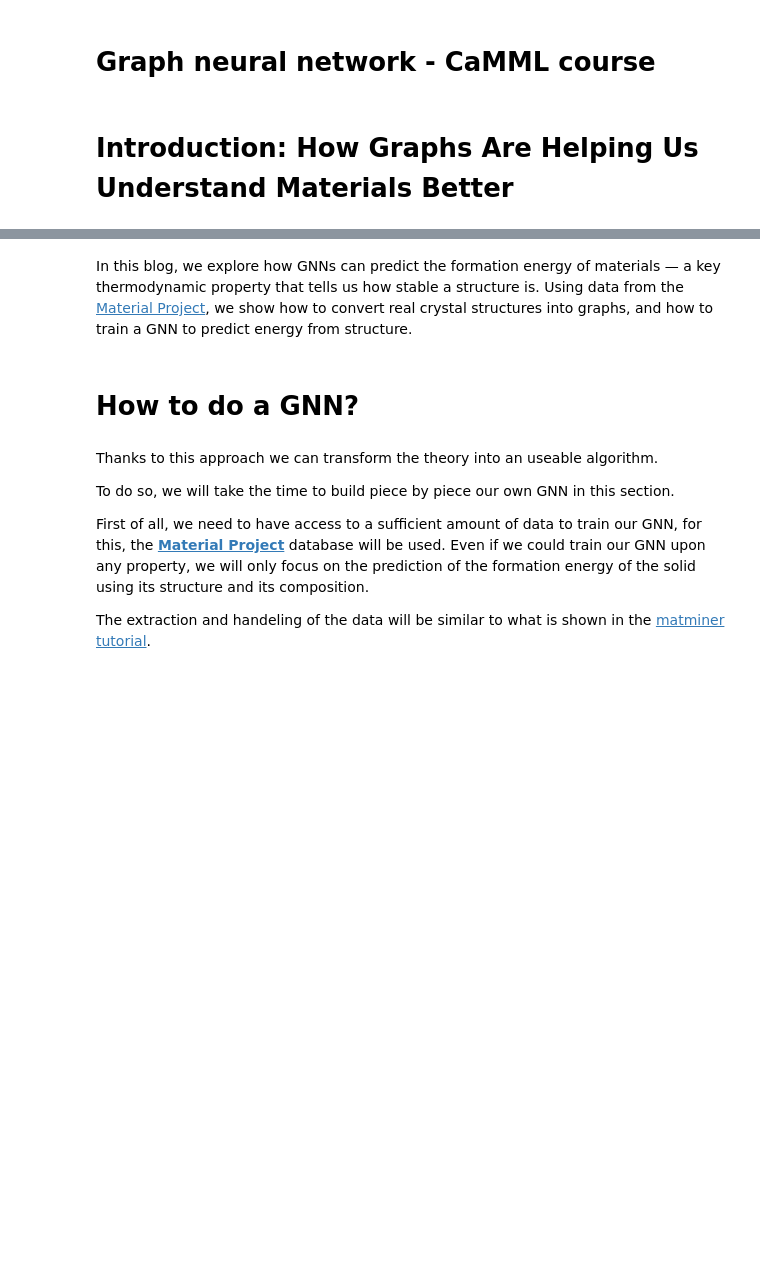
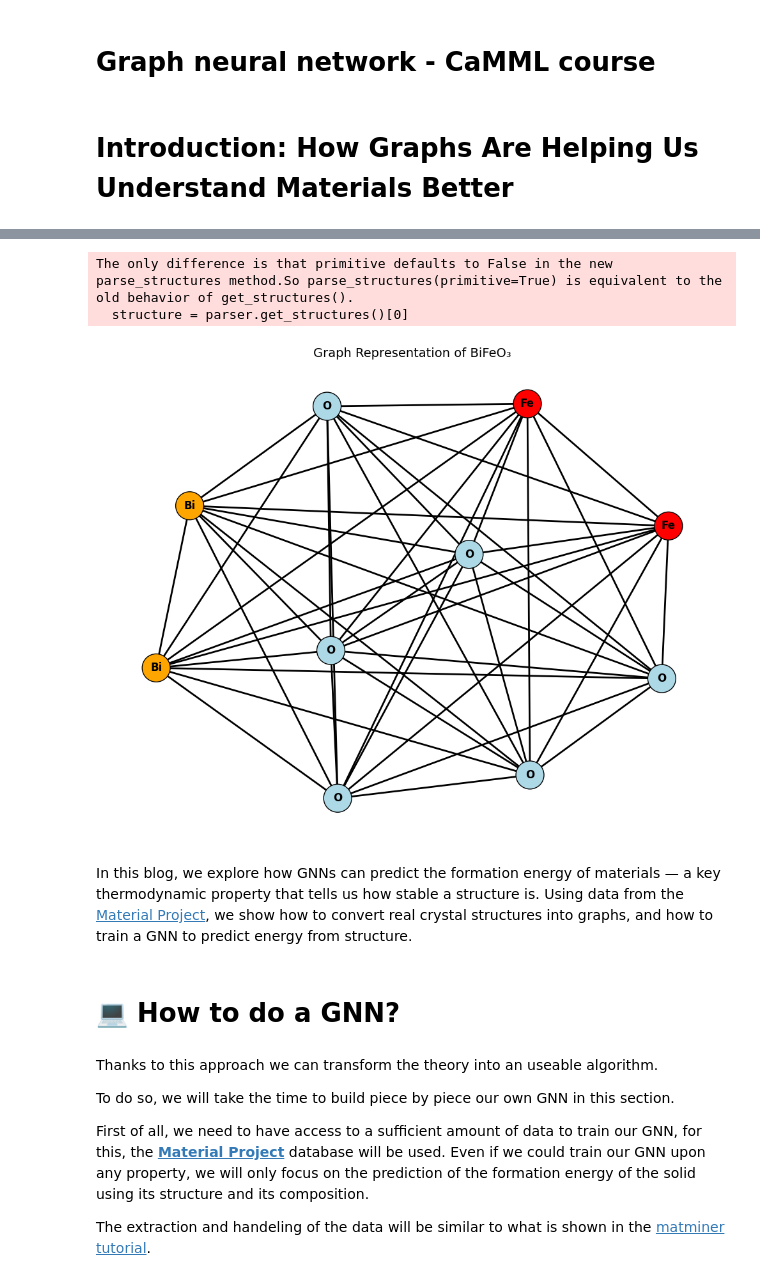
Before and after one commit to Lorentyfle/GNN-CaMML-course-blog, a Jupyter notebook: Graph_CaMML_Jamin.ipynb, the cells around one changed output, grey strips where cells are left out. Cells and saved outputs as stored; diff of their text form; code cells hidden in the pictures; blank space fills up the shorter version.

```diff
--- a/Graph_CaMML_Jamin.ipynb
+++ b/Graph_CaMML_Jamin.ipynb
@@ -48,7 +61,66 @@ Graph convolution helps atoms learn from their neighbors — but too much of it,
+# %%
+import networkx as nx
+import matplotlib.pyplot as plt
+from pymatgen.io.cif import CifParser
+from pymatgen.io.ase import AseAtomsAdaptor
+from ase.neighborlist import neighbor_list
+import numpy as np
+import torch
+
+# Load BiFeO3 structure from CIF file
+parser = CifParser("inputs/BiFeO3.cif")
+structure = parser.get_structures()[0]
+
+# One-hot encoding of atomic number
+def one_hot_encode_z(atomic_number: int):
+    vector = np.zeros(118)
+    vector[atomic_number - 1] = 1
+    return vector
+
+# Generate node features using one-hot encoding
+node_features = torch.tensor([one_hot_encode_z(site.specie.Z) for site in structure])
+
+# Convert to ASE atoms object
+atoms = AseAtomsAdaptor.get_atoms(structure)
+
+# Define cutoff radius for neighbors
+cutoff_radius = 4.0  # in Angstrom
+
+# Generate edge list using ASE neighbor list
+edge_src, edge_dst, edge_len = neighbor_list("ijd", atoms, cutoff=cutoff_radius, self_interaction=False)
+
+color_map = {"Bi": "orange", "Fe": "red", "O": "lightblue"}
+
+G = nx.Graph()
+for i, site in enumerate(structure.sites):
+    G.add_node(i, element=site.species_string)
+
+for s1, s2 in zip(edge_src, edge_dst):
+    G.add_edge(s1, s2)
+
+labels = {i: G.nodes[i]["element"] for i in G.nodes}
+colors = [color_map[G.nodes[i]["element"]] for i in G.nodes]
+
+
+pos = nx.spring_layout(G, seed=42)
+
+
+plt.figure(figsize=(10, 8), facecolor='white')
+nx.draw_networkx_nodes(G, pos, node_color=colors, edgecolors='black', node_size=1000)
+nx.draw_networkx_edges(G, pos, width=2)
+nx.draw_networkx_labels(G, pos, labels, font_size=12, font_weight="bold")
+plt.title("Graph Representation of BiFeO₃", fontsize=14)
+plt.axis("off")
+plt.tight_layout()
+plt.show()
+# %% [output]
+The only difference is that primitive defaults to False in the new parse_structures method.So parse_structures(primitive=True) is equivalent to the old behavior of get_structures().
+  structure = parser.get_structures()[0]
+[figure, added]
 # %% [markdown]
 In this blog, we explore how GNNs can predict the formation energy of materials — a key thermodynamic property that tells us how stable a structure is. Using data from the [Material Project](https://legacy.materialsproject.org/), we show how to convert real crystal structures into graphs, and how to train a GNN to predict energy from structure.
 # %% [markdown]
-# How to do a GNN?
+# 💻 How to do a GNN?
 # %% [markdown]
 Thanks to this approach we can transform the theory into an useable algorithm.
 
```
Also changed, not shown: parts of 49 cells of this notebook, 5 other files.
